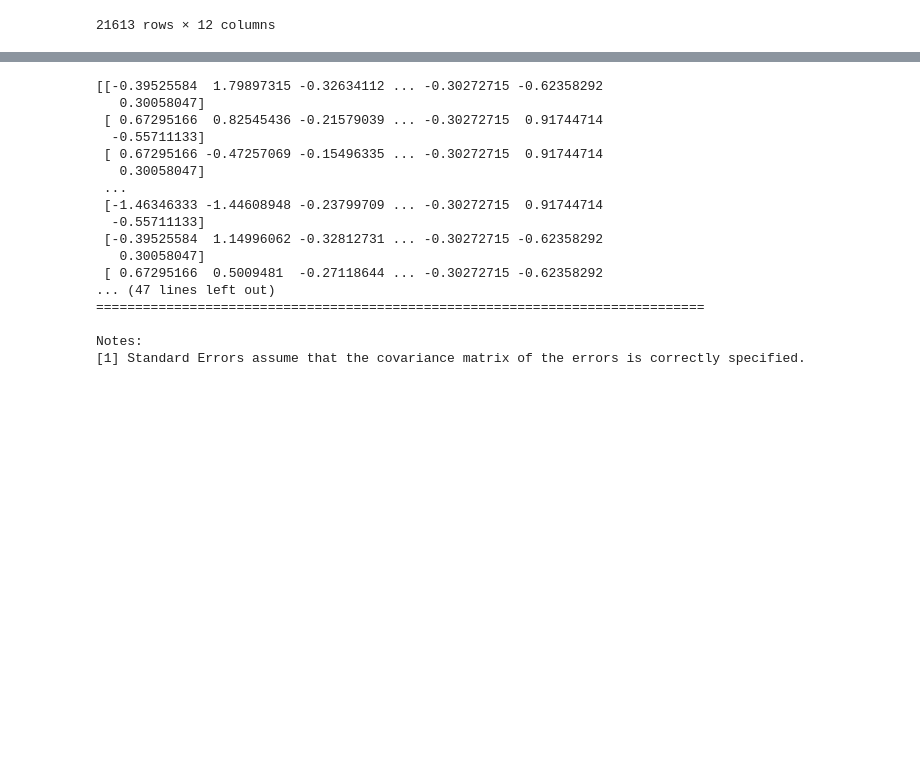
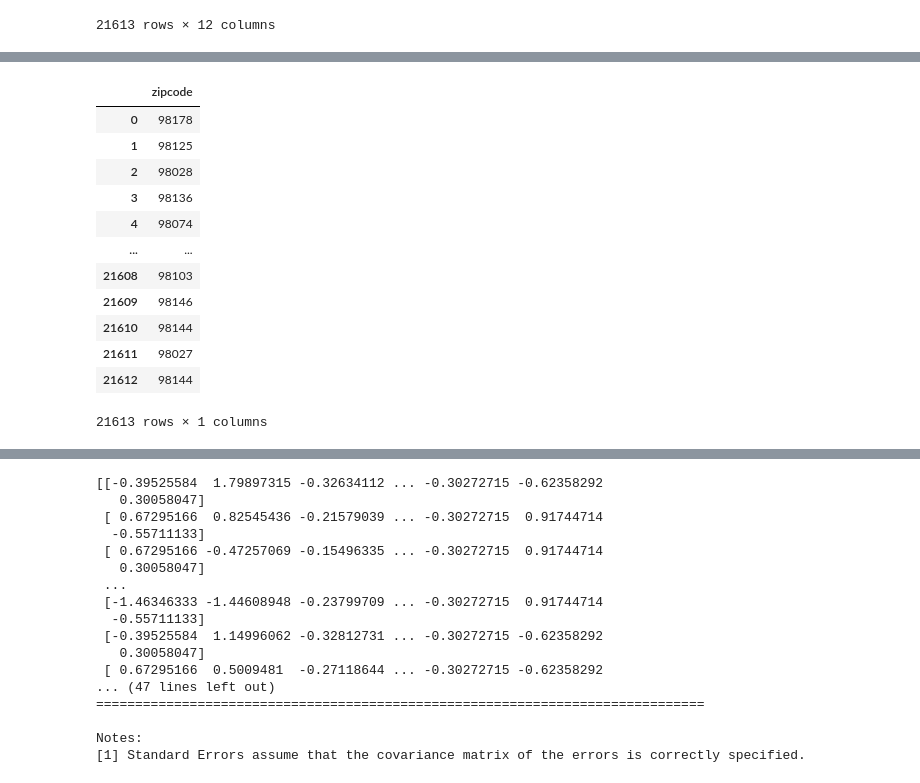
Before and after one commit to fprieto8111/MidTermProject, a Jupyter notebook: MidTermProject.ipynb, the cells around one changed output, grey strips where cells are left out. Drawn from its saved outputs; the diff is of its cells as text; code cells hidden in the pictures; blank space fills up the shorter version.

```diff
--- a/MidTermProject.ipynb
+++ b/MidTermProject.ipynb
@@ -484,0 +524,17 @@ X
+# %%
+zipdf = df[["zipcode"]]
+zipdf
+# %% [output]
+|  | zipcode |
+| 0 | 98178 |
+| 1 | 98125 |
+| 2 | 98028 |
+| 3 | 98136 |
+| 4 | 98074 |
+| ... | ... |
+| 21608 | 98103 |
+| 21609 | 98146 |
+| 21610 | 98144 |
+| 21611 | 98027 |
+| 21612 | 98144 |
+21613 rows × 1 columns
```
Also changed, not shown: parts of 3 cells of this notebook.
